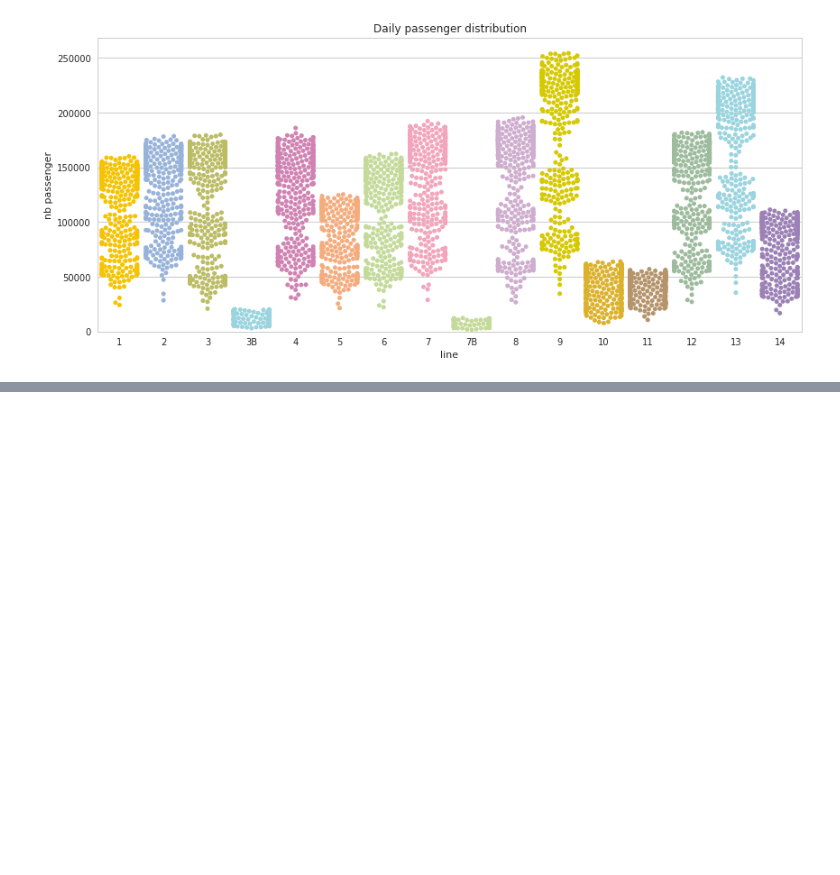
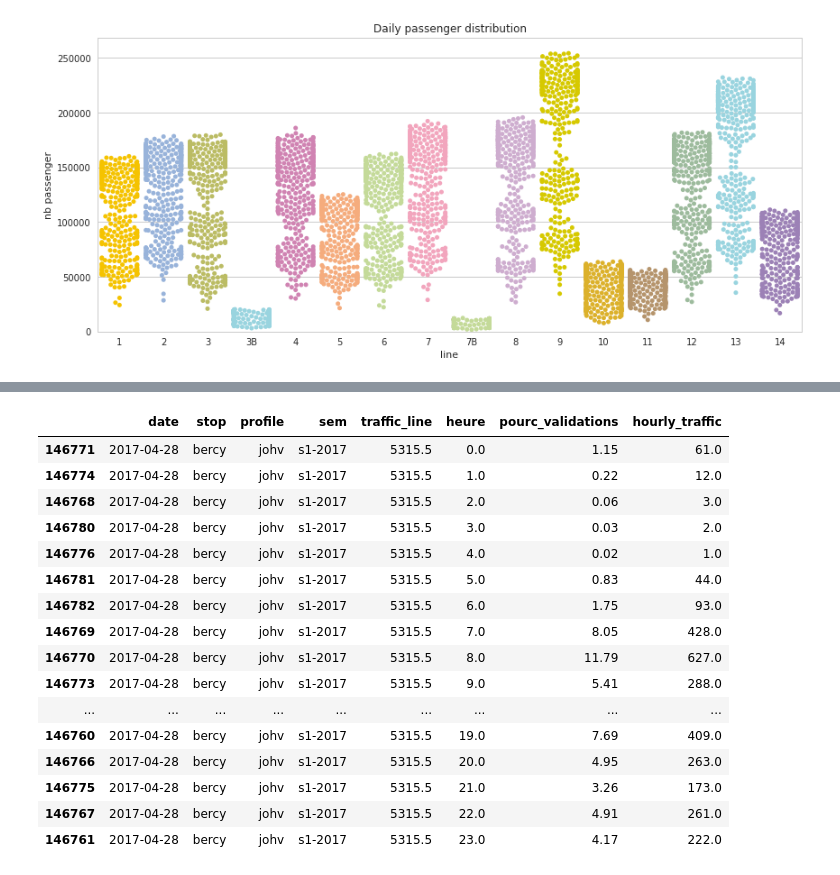
Before and after one commit to KhalidCK/metro-paris, a Jupyter notebook: notebooks/02 - Explore STIF nb validation dataset.ipynb, the cells around one changed output, grey strips where cells are left out. Saved outputs shown, nothing was run; the diff lists cells and outputs as text; code cells hidden in the pictures; blank space fills up the shorter version.

```diff
--- a/notebooks/02 - Explore STIF nb validation dataset.ipynb
+++ b/notebooks/02 - Explore STIF nb validation dataset.ipynb
@@ -264,0 +254,7 @@ datasetA.head()
+# %%
+group_key = ['kind' ,'date','stop','sem','profile']
+daily=(dataset
+       .drop_duplicates(group_key)
+       .groupby(['date','stop','profile','sem'])
+       .agg({'traffic_line':sum})
+       .reset_index())
@@ -264,0 +263,5 @@ datasetA.head()
+# %%
+profile = df_profil[['stop','profile','heure','pourc_validations','sem']]
+# %%
+merged = pd.merge(daily,profile,on=['stop','profile','sem']).dropna()
+merged['hourly_traffic'] = ((merged.traffic_line * merged.pourc_validations)/100).round(0)
@@ -265 +270,22 @@ datasetA.head()
+# %%
+#example
+merged.query('date == "2017-04-28" and stop =="bercy"').sort_values('heure')
+# %% [output]
+|  | date | stop | profile | sem | traffic_line | heure | pourc_validations | hourly_traffic |
+| 146771 | 2017-04-28 | bercy | johv | s1-2017 | 5315.5 | 0.0 | 1.15 | 61.0 |
+| 146774 | 2017-04-28 | bercy | johv | s1-2017 | 5315.5 | 1.0 | 0.22 | 12.0 |
+| 146768 | 2017-04-28 | bercy | johv | s1-2017 | 5315.5 | 2.0 | 0.06 | 3.0 |
+| 146780 | 2017-04-28 | bercy | johv | s1-2017 | 5315.5 | 3.0 | 0.03 | 2.0 |
+| 146776 | 2017-04-28 | bercy | johv | s1-2017 | 5315.5 | 4.0 | 0.02 | 1.0 |
+| 146781 | 2017-04-28 | bercy | johv | s1-2017 | 5315.5 | 5.0 | 0.83 | 44.0 |
+| 146782 | 2017-04-28 | bercy | johv | s1-2017 | 5315.5 | 6.0 | 1.75 | 93.0 |
+| 146769 | 2017-04-28 | bercy | johv | s1-2017 | 5315.5 | 7.0 | 8.05 | 428.0 |
+| 146770 | 2017-04-28 | bercy | johv | s1-2017 | 5315.5 | 8.0 | 11.79 | 627.0 |
+| 146773 | 2017-04-28 | bercy | johv | s1-2017 | 5315.5 | 9.0 | 5.41 | 288.0 |
+| ... | ... | ... | ... | ... | ... | ... | ... | ... |
+| 146760 | 2017-04-28 | bercy | johv | s1-2017 | 5315.5 | 19.0 | 7.69 | 409.0 |
+| 146766 | 2017-04-28 | bercy | johv | s1-2017 | 5315.5 | 20.0 | 4.95 | 263.0 |
+| 146775 | 2017-04-28 | bercy | johv | s1-2017 | 5315.5 | 21.0 | 3.26 | 173.0 |
+| 146767 | 2017-04-28 | bercy | johv | s1-2017 | 5315.5 | 22.0 | 4.91 | 261.0 |
+| 146761 | 2017-04-28 | bercy | johv | s1-2017 | 5315.5 | 23.0 | 4.17 | 222.0 |
 # %%
```
Also changed, not shown: parts of 15 cells of this notebook, 1 other file.
